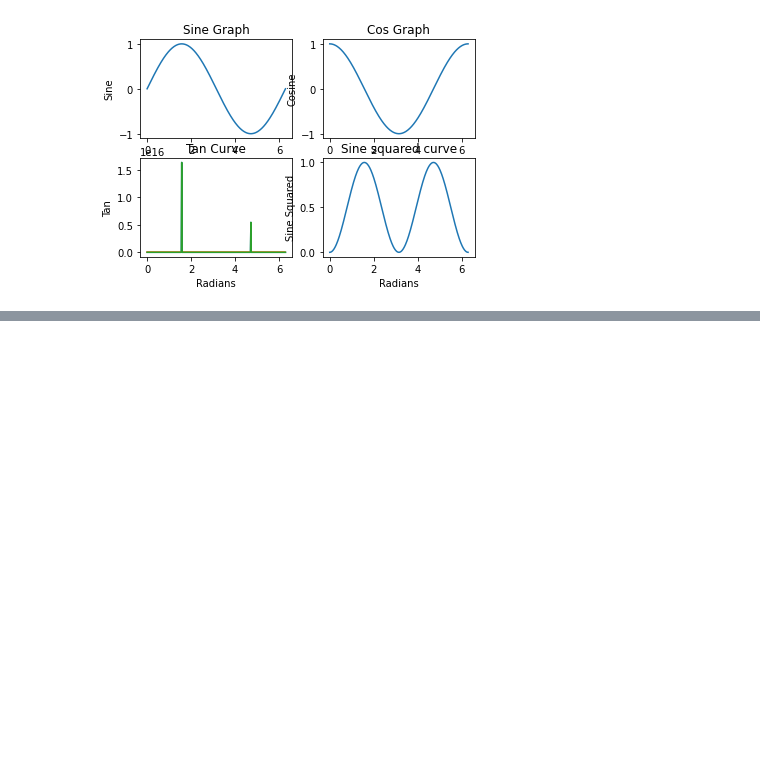
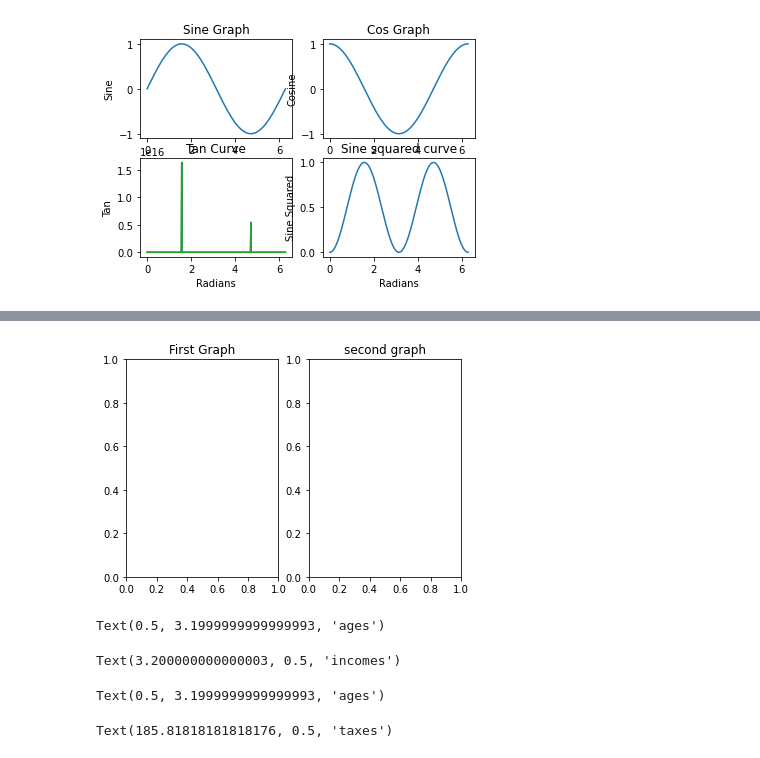
Before and after one commit to alfredayibonte/datascience-lecture-notes, a Jupyter notebook: lecture-12/Using subplots and object oriented way of plotting in matplotlib.ipynb, the cells around one changed output, grey strips where cells are left out. Cells and saved outputs as stored; diff of their text form; code cells hidden in the pictures; blank space fills up the shorter version.

```diff
--- a/lecture-12/Using subplots and object oriented way of plotting in matplotlib.ipynb
+++ b/lecture-12/Using subplots and object oriented way of plotting in matplotlib.ipynb
@@ -89,0 +106,20 @@ fig
+# %%
+fig
+# %% [output]
+[figure, added]
+# %%
+e.set_xlabel('ages')
+# %% [output]
+Text(0.5, 3.1999999999999993, 'ages')
+# %%
+e.set_ylabel('incomes')
+# %% [output]
+Text(3.200000000000003, 0.5, 'incomes')
+# %%
+f.set_xlabel('ages')
+# %% [output]
+Text(0.5, 3.1999999999999993, 'ages')
+# %%
+f.set_ylabel('taxes')
+# %% [output]
+Text(185.81818181818176, 0.5, 'taxes')
```
Also changed, not shown: parts of 65 cells of this notebook.
